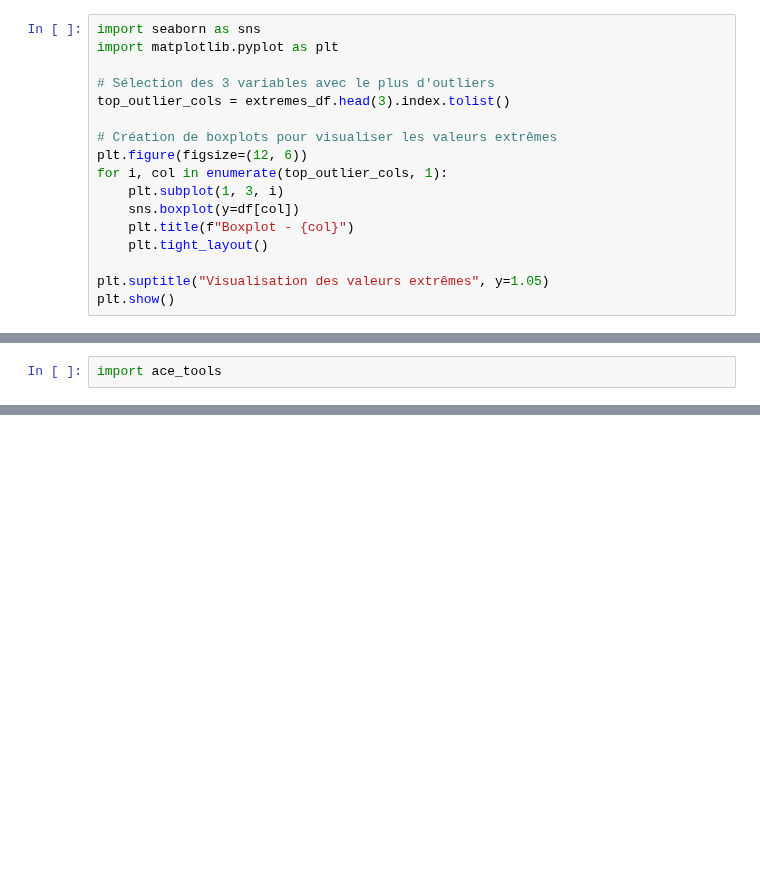
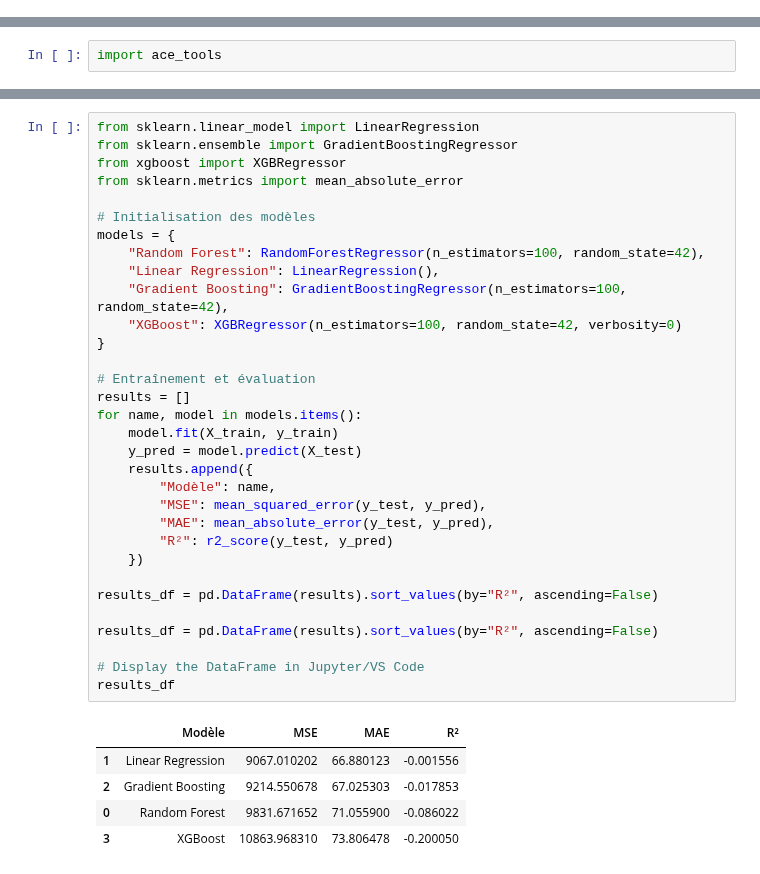
Before and after one commit to Fanaingamampiandra/Projet_Supply_chain, a Jupyter notebook: code/ML_fournisseur_entreprise_Ismaila.ipynb, the cells around one changed output, grey strips where cells are left out. Cells and saved outputs as stored; diff of their text form; blank space fills up the shorter version.

```diff
--- a/code/ML_fournisseur_entreprise_Ismaila.ipynb
+++ b/code/ML_fournisseur_entreprise_Ismaila.ipynb
@@ -64,17 +45,0 @@ prix_unitaire et délai_livraison_jours : aucune valeur extrême détectée selo
-# %%
-import seaborn as sns
-import matplotlib.pyplot as plt
-
-# Sélection des 3 variables avec le plus d'outliers
-top_outlier_cols = extremes_df.head(3).index.tolist()
-
-# Création de boxplots pour visualiser les valeurs extrêmes
-plt.figure(figsize=(12, 6))
-for i, col in enumerate(top_outlier_cols, 1):
-    plt.subplot(1, 3, i)
-    sns.boxplot(y=df[col])
-    plt.title(f"Boxplot - {col}")
-    plt.tight_layout()
-
-plt.suptitle("Visualisation des valeurs extrêmes", y=1.05)
-plt.show()
@@ -547,0 +583,38 @@ accuracy_lgb, top3_accuracy_lgb
+# %%
+from sklearn.linear_model import LinearRegression
+from sklearn.ensemble import GradientBoostingRegressor
+from xgboost import XGBRegressor
+from sklearn.metrics import mean_absolute_error
+
+# Initialisation des modèles
+models = {
+    "Random Forest": RandomForestRegressor(n_estimators=100, random_state=42),
+    "Linear Regression": LinearRegression(),
+    "Gradient Boosting": GradientBoostingRegressor(n_estimators=100, random_state=42),
+    "XGBoost": XGBRegressor(n_estimators=100, random_state=42, verbosity=0)
+}
+
+# Entraînement et évaluation
+results = []
+for name, model in models.items():
+    model.fit(X_train, y_train)
+    y_pred = model.predict(X_test)
+    results.append({
+        "Modèle": name,
+        "MSE": mean_squared_error(y_test, y_pred),
+        "MAE": mean_absolute_error(y_test, y_pred),
+        "R²": r2_score(y_test, y_pred)
+    })
+
+results_df = pd.DataFrame(results).sort_values(by="R²", ascending=False)
+
+results_df = pd.DataFrame(results).sort_values(by="R²", ascending=False)
+
+# Display the DataFrame in Jupyter/VS Code
+results_df
+# %% [output]
+|  | Modèle | MSE | MAE | R² |
+| 1 | Linear Regression | 9067.010202 | 66.880123 | -0.001556 |
+| 2 | Gradient Boosting | 9214.550678 | 67.025303 | -0.017853 |
+| 0 | Random Forest | 9831.671652 | 71.055900 | -0.086022 |
+| 3 | XGBoost | 10863.968310 | 73.806478 | -0.200050 |
```
Also changed, not shown: parts of 29 cells of this notebook.
